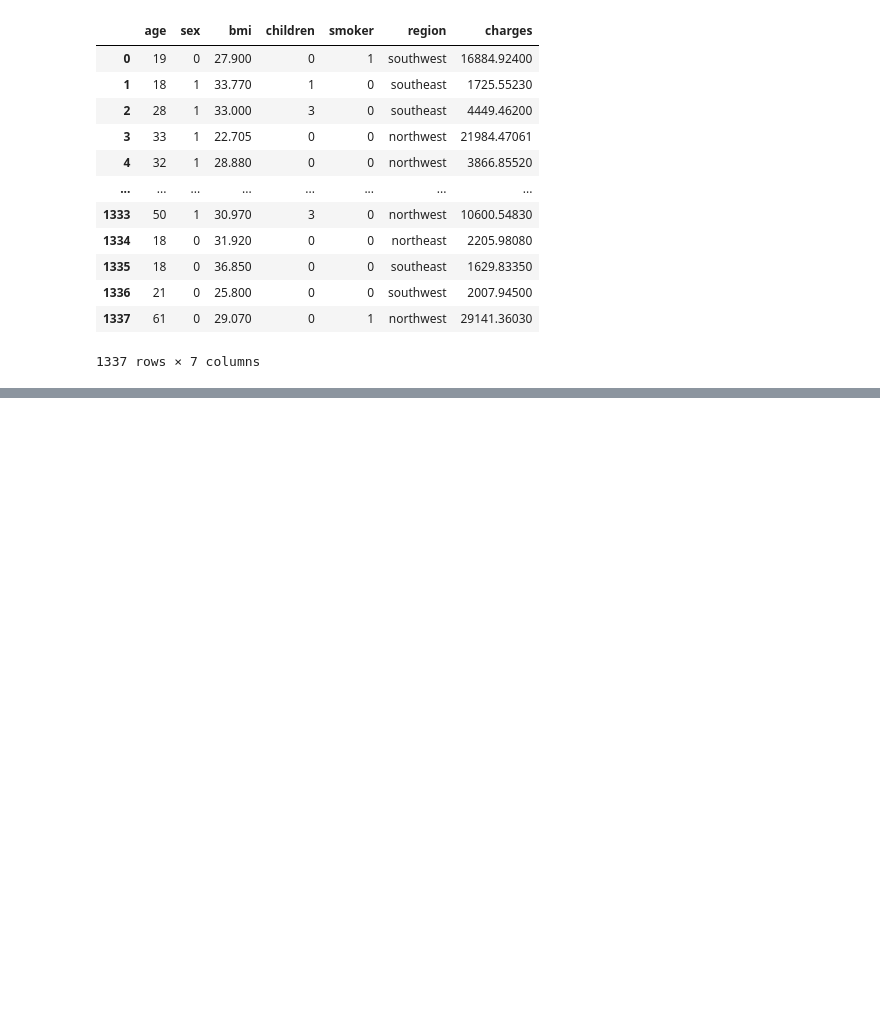
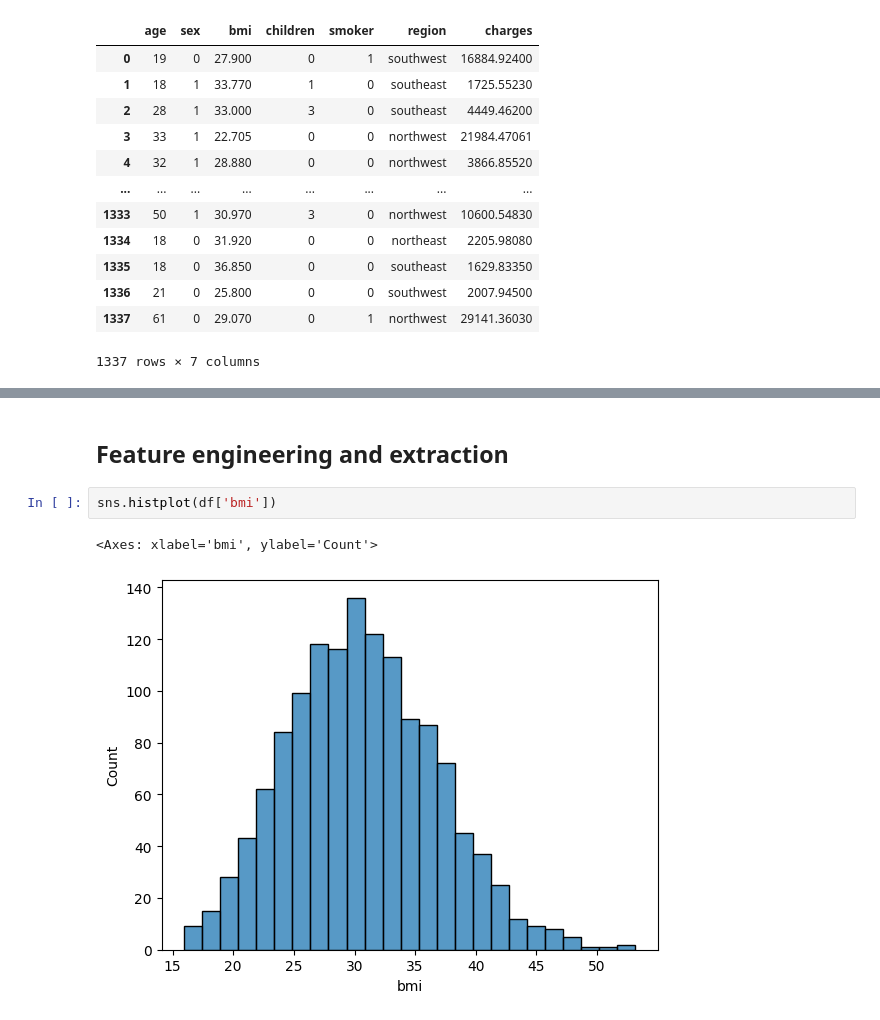
Before and after one commit to AyushamMishra/Project_1, a Jupyter notebook: insurance.ipynb, the cells around one changed output, grey strips where cells are left out. Cells and saved outputs as stored; diff of their text form; blank space fills up the shorter version.

Commit message:
Feature engineering and extraction code.

```diff
--- a/insurance.ipynb
+++ b/insurance.ipynb
@@ -247,0 +301,7 @@ df_cleaned
+# %% [markdown]
+## Feature engineering and extraction
+# %%
+sns.histplot(df['bmi'])
+# %% [output]
+<Axes: xlabel='bmi', ylabel='Count'>
+[figure, added]
```
Also changed, not shown: parts of 12 cells of this notebook.
